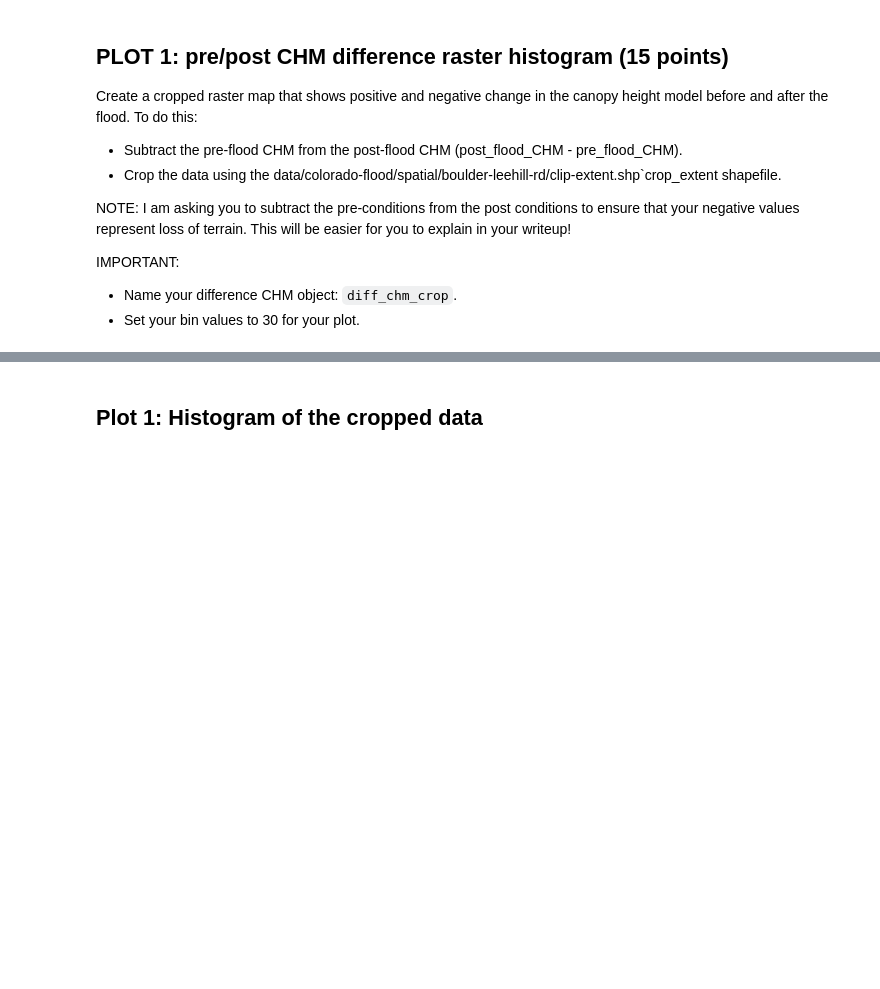
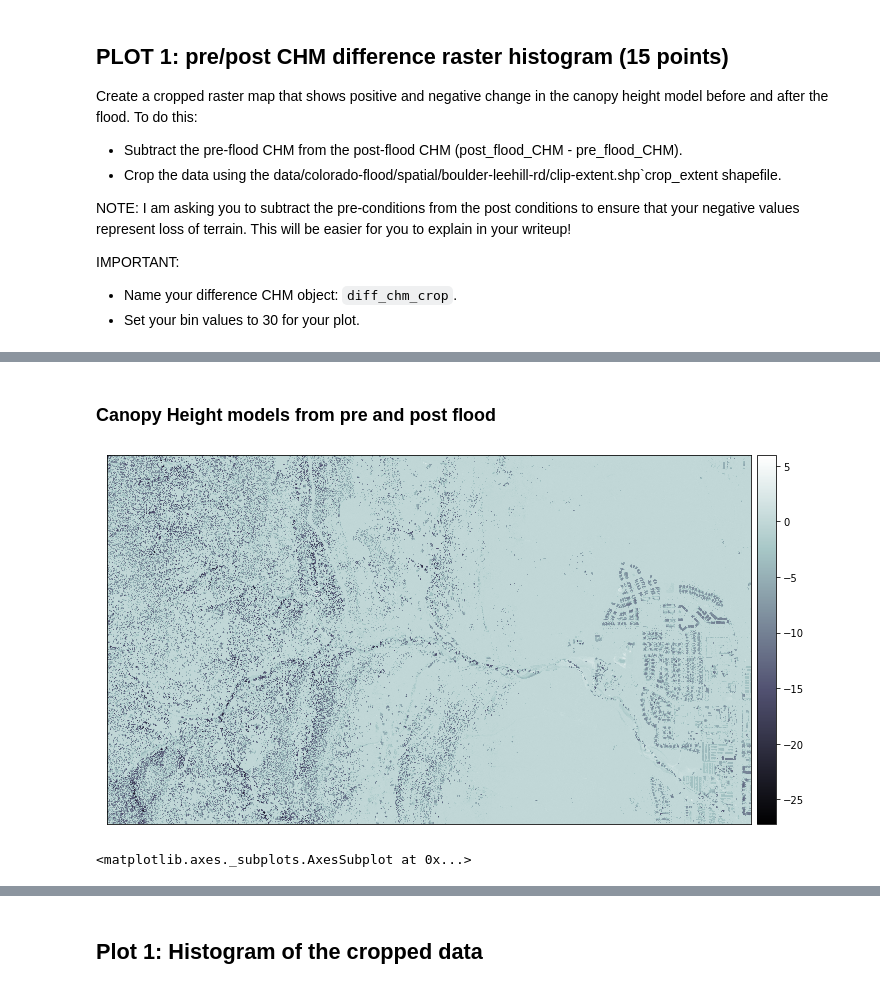
Before and after one commit to earthlab-education/ea-python-2020-02-lidar-raster-template, a Jupyter notebook: ea-python-2020-02-lidar-raster-hw.ipynb, the cells around one changed output, grey strips where cells are left out. Saved outputs shown, nothing was run; the diff lists cells and outputs as text; code cells hidden in the pictures; blank space fills up the shorter version.

```diff
--- a/ea-python-2020-02-lidar-raster-hw.ipynb
+++ b/ea-python-2020-02-lidar-raster-hw.ipynb
@@ -71,0 +116,31 @@ raise NotImplementedError()
+# %%
+# Use context manager with each tif
+
+with rio.open(pre_dsm_path) as src:
+    pre_dsm = src.read(1, masked=True) # masked as T sets no data value to no data
+    spatial_extent = plotting_extent(src)
+    crop_pre_dsm, _ = es.crop_image(src, crop_extent) # underscore for no metadata
+print(type(pre_dsm))
+print(pre_dsm.shape)
+#pre_dsm
+
+with rio.open(pre_dtm_path) as src:
+    pre_dtm = src.read(1, masked=True)
+    spatial_extent = plotting_extent(src)
+    crop_pre_dtm, _ = es.crop_image(src, crop_extent)
+print(type(pre_dtm))
+print(pre_dtm.shape)
+
+with rio.open(post_dsm_path) as src:
+    post_dsm = src.read(1, masked=True)
+    spatial_extent = plotting_extent(src)
+    crop_post_dsm, _ = es.crop_image(src, crop_extent)
+print(type(post_dsm))
+print(post_dsm.shape)
+
+with rio.open(post_dtm_path) as src:
+    post_dtm = src.read(1, masked=True)
+    spatial_extent = plotting_extent(src)
+    crop_post_dtm, _ = es.crop_image(src, crop_extent)
+print(type(post_dtm))
+print(post_dtm.shape)
@@ -72,9 +156,21 @@ raise NotImplementedError()
+# %% [markdown]
+### Canopy Height models from pre and post flood
 # %%
 # In this cell, create the difference CHM & DTM objects - it should be a numpy array.
 # IMPORTANT: Name this object diff_chm_crop
 
-# YOUR CODE HERE
-raise NotImplementedError()
+# Create canopy height model
+crop_chm_pre = crop_pre_dsm-crop_post_dsm
+crop_chm_post = crop_post_dsm-crop_post_dtm
+diff_chm_crop = crop_chm_post-crop_chm_pre
+
+# Plot difference in canopy height model pre and post flood
+ep.plot_bands(diff_chm_crop,
+              scale = False,
+             cmap="bone")
+# %% [output]
+[figure, added]
+<matplotlib.axes._subplots.AxesSubplot at 0x...>
 # %%
 # Let's make sure you created an object with the correct name and of the correct type above! (5 Points)
 try:
```
Also changed, not shown: parts of 24 cells of this notebook.
